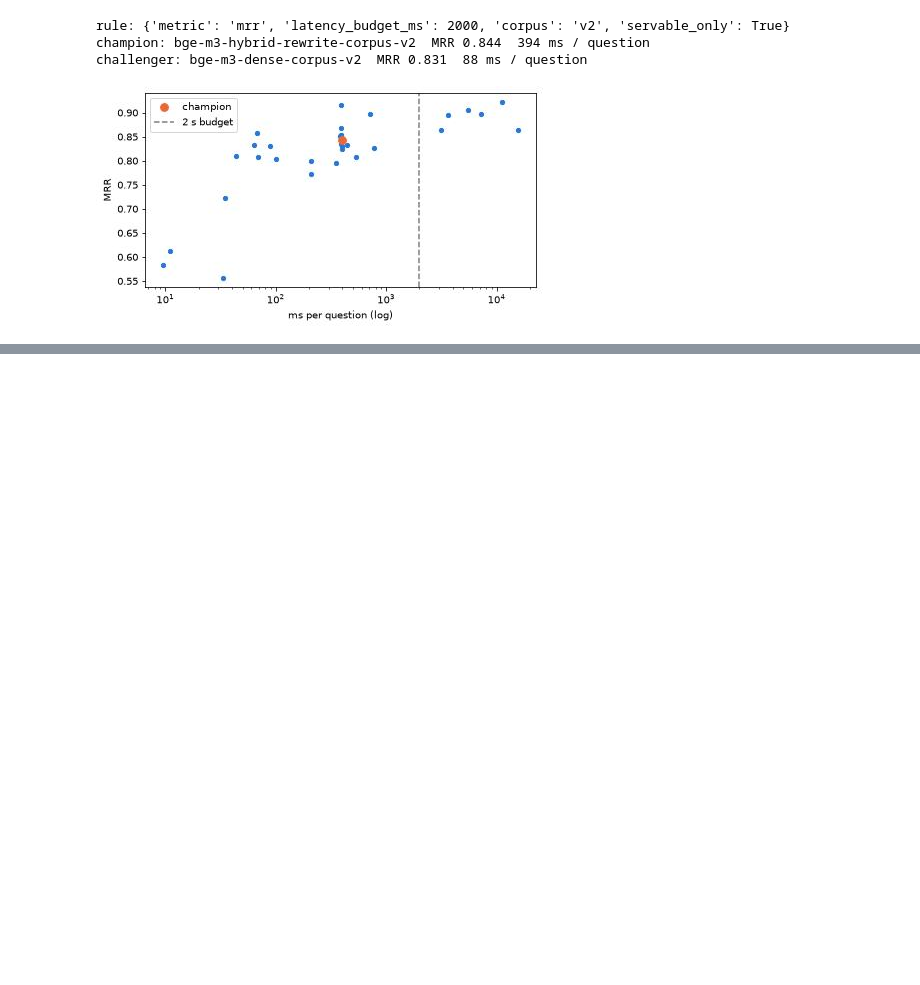
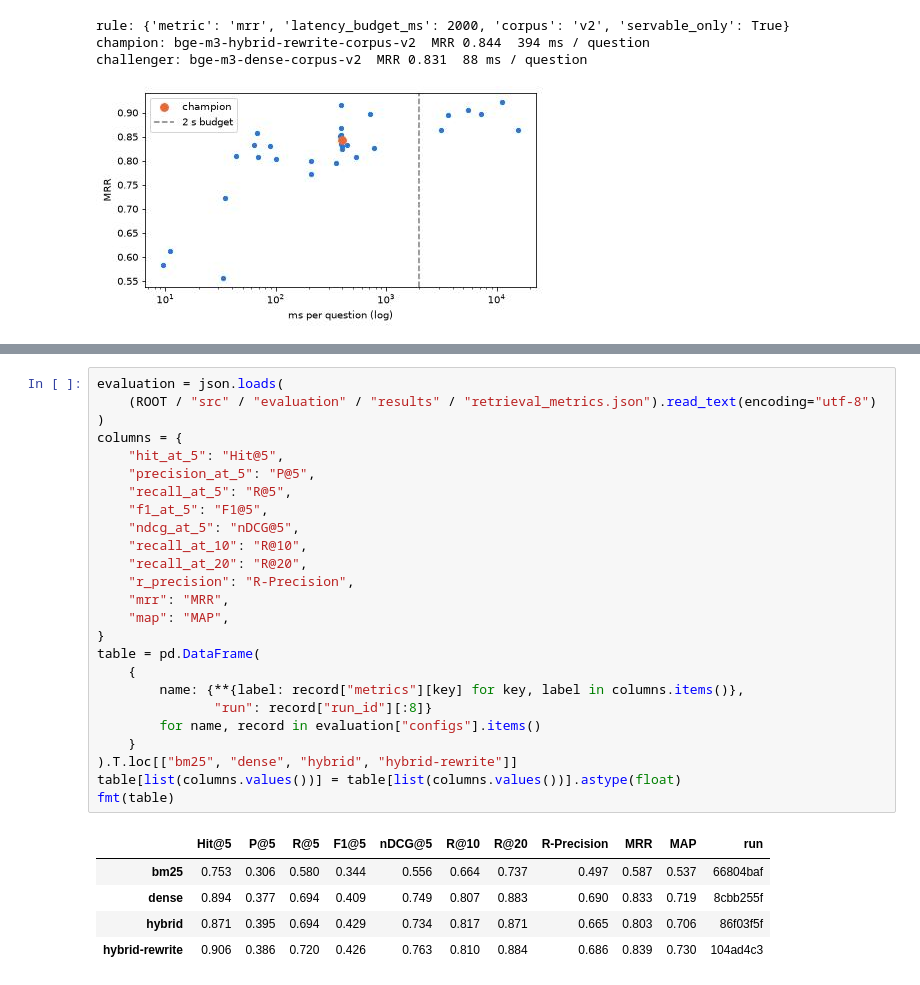
Before and after one commit to melekbouabid/syRX, a Jupyter notebook: notebooks/module2/02_retrieval_benchmark.ipynb, the cells around one changed output, grey strips where cells are left out. Drawn from its saved outputs; the diff is of its cells as text; blank space fills up the shorter version.

```diff
--- a/notebooks/module2/02_retrieval_benchmark.ipynb
+++ b/notebooks/module2/02_retrieval_benchmark.ipynb
@@ -208,0 +251,31 @@ challenger: bge-m3-dense-corpus-v2  MRR 0.831  88 ms / question
+# %%
+evaluation = json.loads(
+    (ROOT / "src" / "evaluation" / "results" / "retrieval_metrics.json").read_text(encoding="utf-8")
+)
+columns = {
+    "hit_at_5": "Hit@5",
+    "precision_at_5": "P@5",
+    "recall_at_5": "R@5",
+    "f1_at_5": "F1@5",
+    "ndcg_at_5": "nDCG@5",
+    "recall_at_10": "R@10",
+    "recall_at_20": "R@20",
+    "r_precision": "R-Precision",
+    "mrr": "MRR",
+    "map": "MAP",
+}
+table = pd.DataFrame(
+    {
+        name: {**{label: record["metrics"][key] for key, label in columns.items()},
+               "run": record["run_id"][:8]}
+        for name, record in evaluation["configs"].items()
+    }
+).T.loc[["bm25", "dense", "hybrid", "hybrid-rewrite"]]
+table[list(columns.values())] = table[list(columns.values())].astype(float)
+fmt(table)
+# %% [output]
+|  | Hit@5 | P@5 | R@5 | F1@5 | nDCG@5 | R@10 | R@20 | R-Precision | MRR | MAP | run |
+| bm25 | 0.753 | 0.306 | 0.580 | 0.344 | 0.556 | 0.664 | 0.737 | 0.497 | 0.587 | 0.537 | 66804baf |
+| dense | 0.894 | 0.377 | 0.694 | 0.409 | 0.749 | 0.807 | 0.883 | 0.690 | 0.833 | 0.719 | 8cbb255f |
+| hybrid | 0.871 | 0.395 | 0.694 | 0.429 | 0.734 | 0.817 | 0.871 | 0.665 | 0.803 | 0.706 | 86f03f5f |
+| hybrid-rewrite | 0.906 | 0.386 | 0.720 | 0.426 | 0.763 | 0.810 | 0.884 | 0.686 | 0.839 | 0.730 | 104ad4c3 |
```
Also changed, not shown: parts of 10 cells of this notebook.
